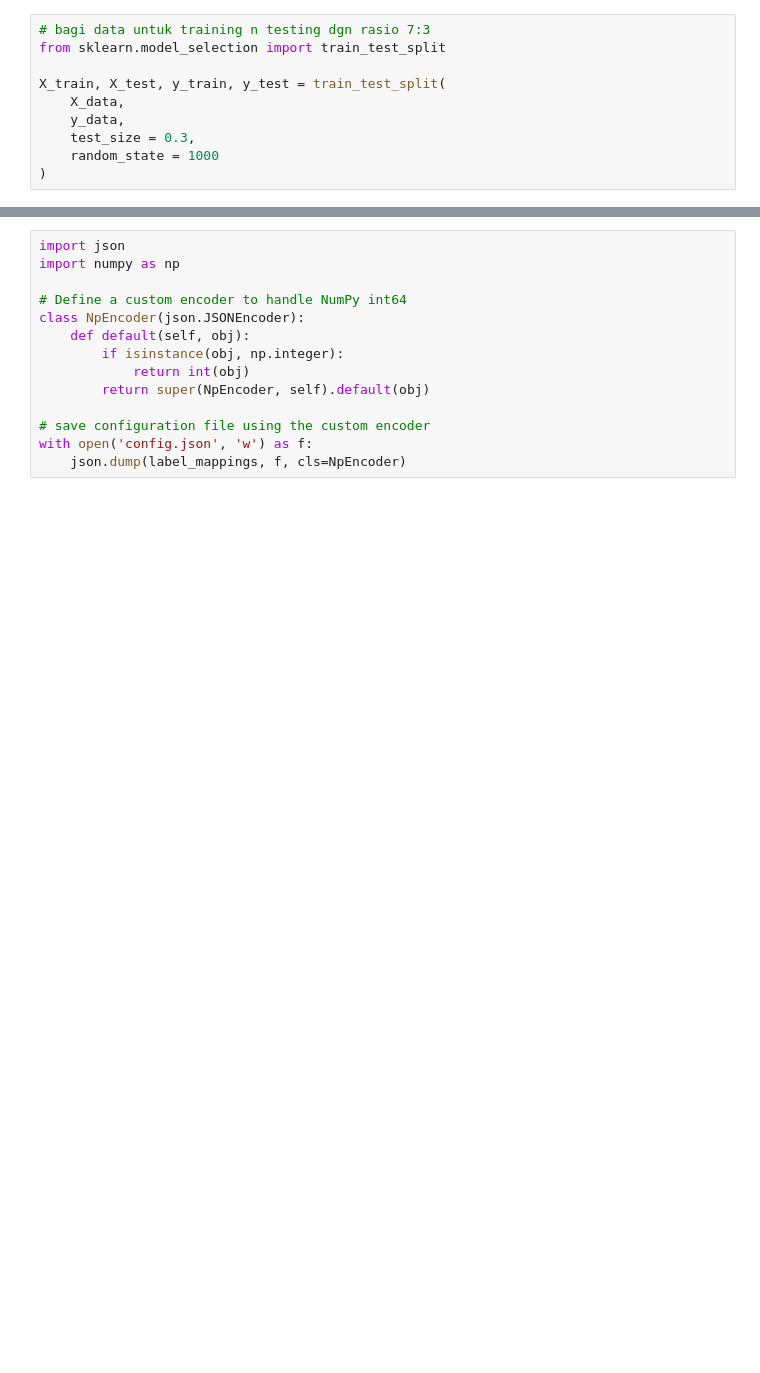
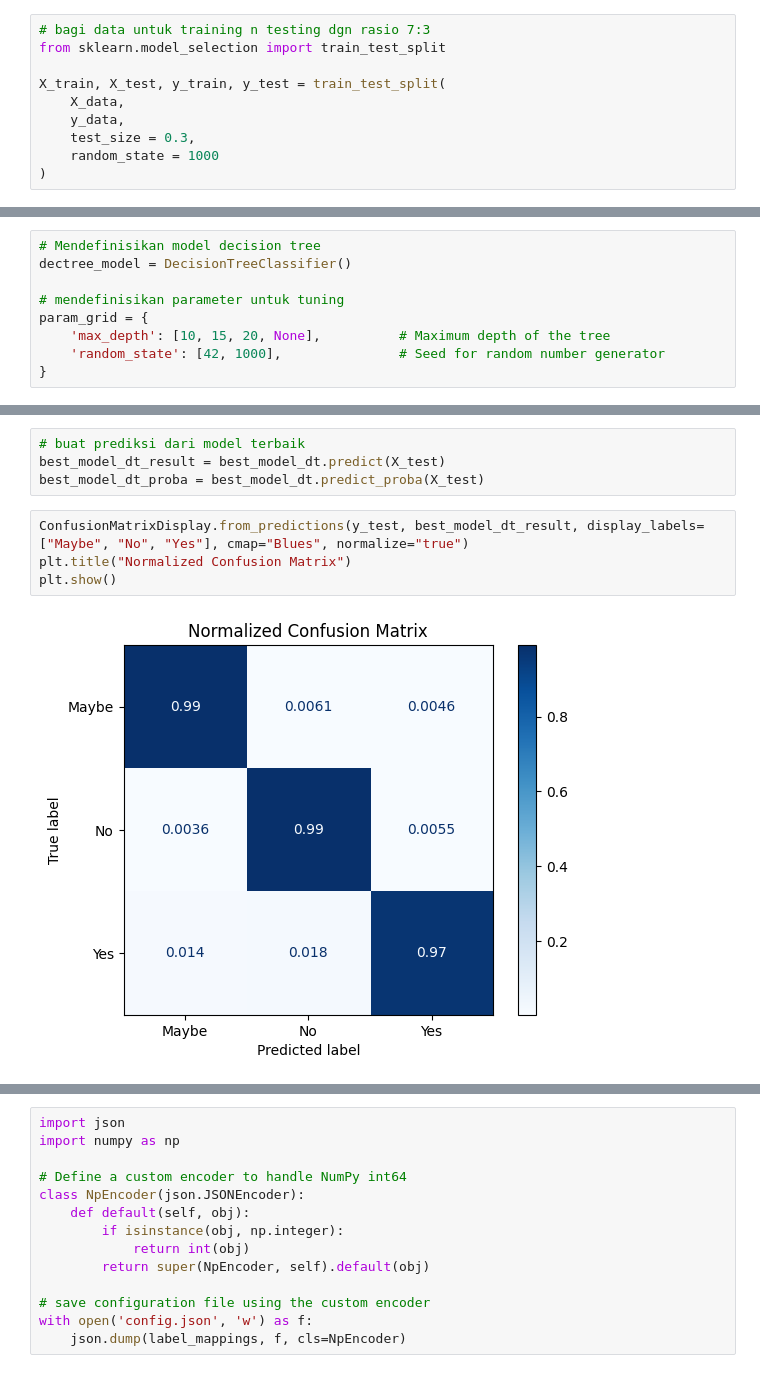
Before and after one commit to cindysintiya/Mental-Health_Sentiment-Analysis, a Jupyter notebook: notebook/ML_Stress_Check_RF.ipynb, the cells around one changed output, grey strips where cells are left out. Cells and saved outputs as stored; diff of their text form; blank space fills up the shorter version.

```diff
--- a/notebook/ML_Stress_Check_RF.ipynb
+++ b/notebook/ML_Stress_Check_RF.ipynb
@@ -507,0 +371,9 @@ joblib.dump(best_model_rf, filename)
+# %%
+# Mendefinisikan model decision tree
+dectree_model = DecisionTreeClassifier()
+
+# mendefinisikan parameter untuk tuning
+param_grid = {
+    'max_depth': [10, 15, 20, None],          # Maximum depth of the tree
+    'random_state': [42, 1000],               # Seed for random number generator
+}
@@ -507,0 +411,10 @@ joblib.dump(best_model_rf, filename)
+# %%
+# buat prediksi dari model terbaik
+best_model_dt_result = best_model_dt.predict(X_test)
+best_model_dt_proba = best_model_dt.predict_proba(X_test)
+# %%
+ConfusionMatrixDisplay.from_predictions(y_test, best_model_dt_result, display_labels=["Maybe", "No", "Yes"], cmap="Blues", normalize="true")
+plt.title("Normalized Confusion Matrix")
+plt.show()
+# %% [output]
+[figure, added]
```
Also changed, not shown: parts of 54 cells of this notebook, 5 other files.
